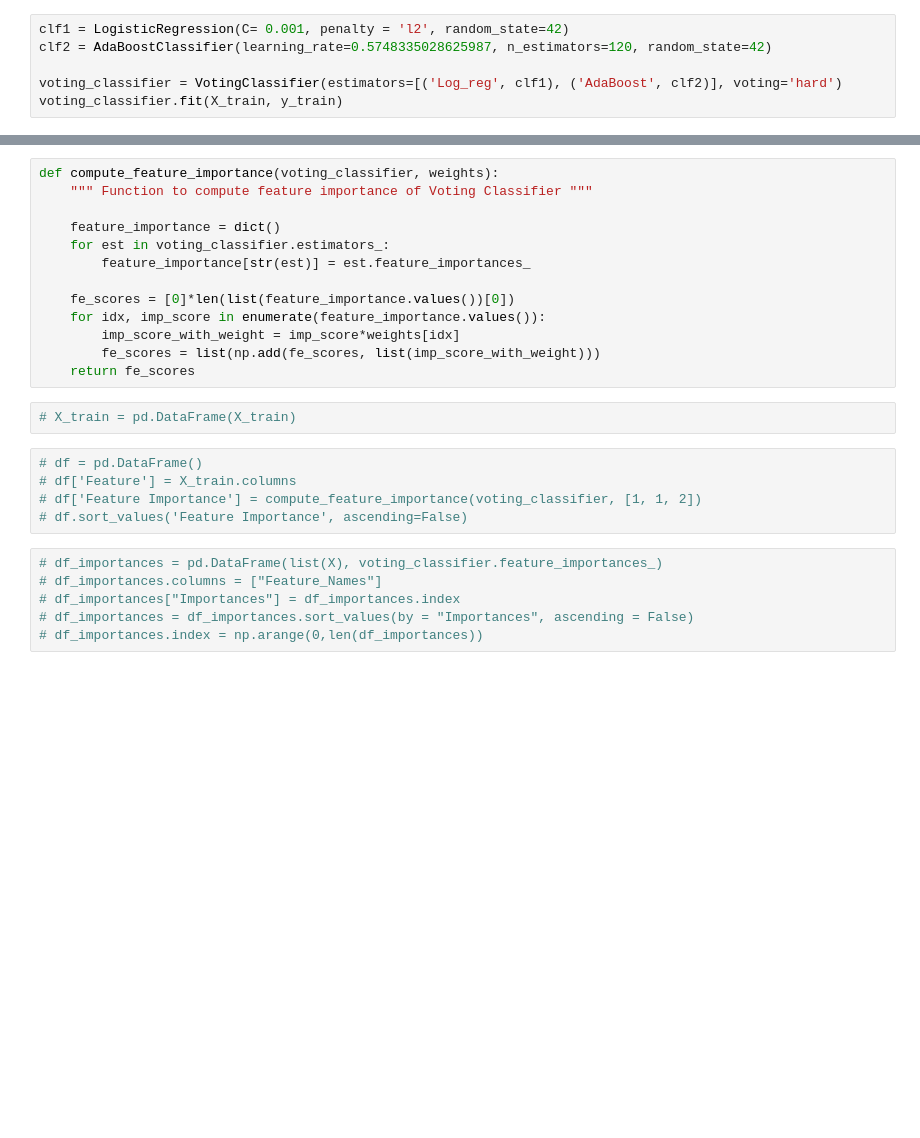
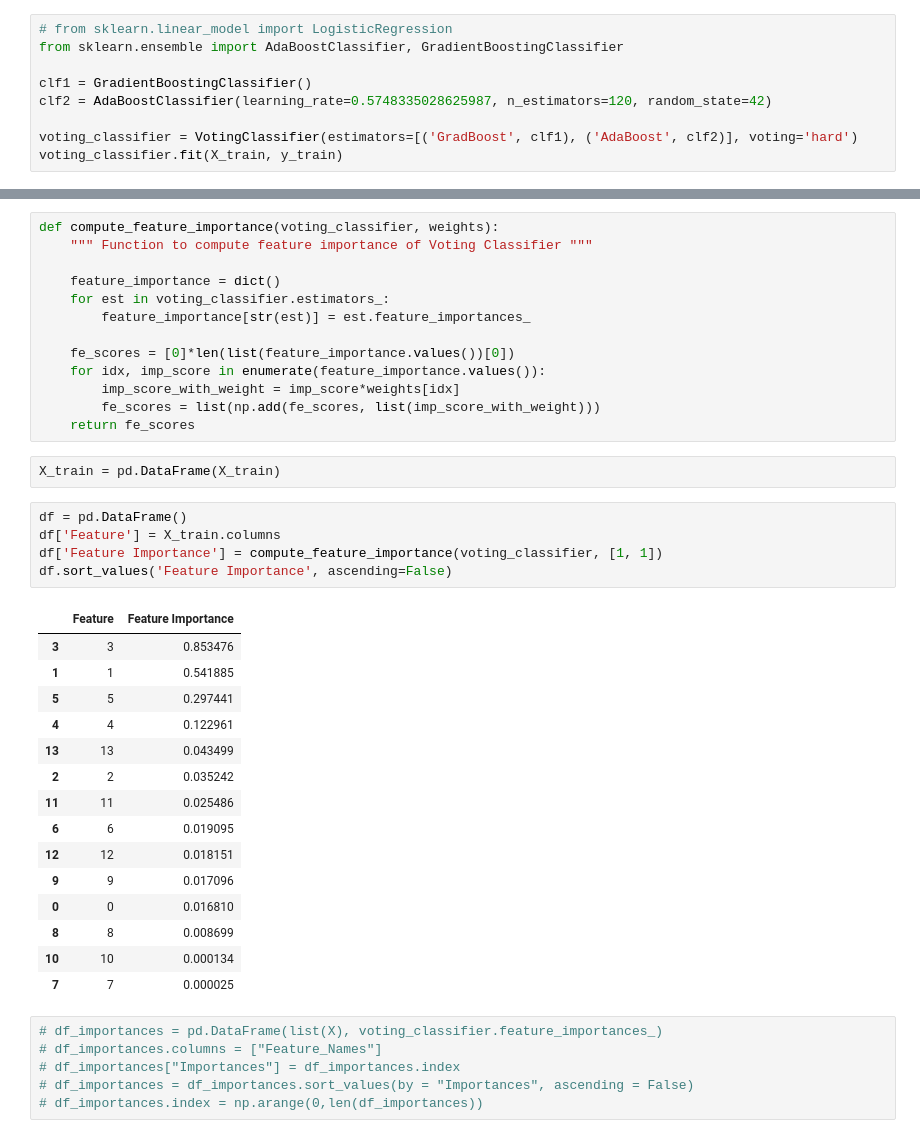
Before and after one commit to JammalAdeyemi/CovidPatientRiskEvaluation, a Jupyter notebook: notebooks/Modelling.ipynb, the cells around one changed output, grey strips where cells are left out. Cells and saved outputs as stored; diff of their text form; blank space fills up the shorter version.

Commit message:
Implemented  feature importance of the Voting Classifier

```diff
--- a/notebooks/Modelling.ipynb
+++ b/notebooks/Modelling.ipynb
@@ -356,9 +378,12 @@ weighted avg       0.90      0.90      0.90     29863
 # %% [markdown]
 ## Voting Classifier
 # %%
-clf1 = LogisticRegression(C= 0.001, penalty = 'l2', random_state=42)
+# from sklearn.linear_model import LogisticRegression
+from sklearn.ensemble import AdaBoostClassifier, GradientBoostingClassifier
+
+clf1 = GradientBoostingClassifier()
 clf2 = AdaBoostClassifier(learning_rate=0.5748335028625987, n_estimators=120, random_state=42)
 
-voting_classifier = VotingClassifier(estimators=[('Log_reg', clf1), ('AdaBoost', clf2)], voting='hard')
+voting_classifier = VotingClassifier(estimators=[('GradBoost', clf1), ('AdaBoost', clf2)], voting='hard')
 voting_classifier.fit(X_train, y_train)
 # %% [output]
@@ -403,12 +427,28 @@ def compute_feature_importance(voting_classifier, weights):
         fe_scores = list(np.add(fe_scores, list(imp_score_with_weight)))
     return fe_scores
 # %%
-# X_train = pd.DataFrame(X_train)
+X_train = pd.DataFrame(X_train)
 # %%
-# df = pd.DataFrame()
-# df['Feature'] = X_train.columns
-# df['Feature Importance'] = compute_feature_importance(voting_classifier, [1, 1, 2])
-# df.sort_values('Feature Importance', ascending=False)
+df = pd.DataFrame()
+df['Feature'] = X_train.columns
+df['Feature Importance'] = compute_feature_importance(voting_classifier, [1, 1])
+df.sort_values('Feature Importance', ascending=False)
+# %% [output]
+|  | Feature | Feature Importance |
+| 3 | 3 | 0.853476 |
+| 1 | 1 | 0.541885 |
+| 5 | 5 | 0.297441 |
+| 4 | 4 | 0.122961 |
+| 13 | 13 | 0.043499 |
+| 2 | 2 | 0.035242 |
+| 11 | 11 | 0.025486 |
+| 6 | 6 | 0.019095 |
+| 12 | 12 | 0.018151 |
+| 9 | 9 | 0.017096 |
+| 0 | 0 | 0.016810 |
+| 8 | 8 | 0.008699 |
+| 10 | 10 | 0.000134 |
+| 7 | 7 | 0.000025 |
 # %%
 # df_importances = pd.DataFrame(list(X), voting_classifier.feature_importances_)
 # df_importances.columns = ["Feature_Names"]
```
Also changed, not shown: parts of 7 cells of this notebook.
